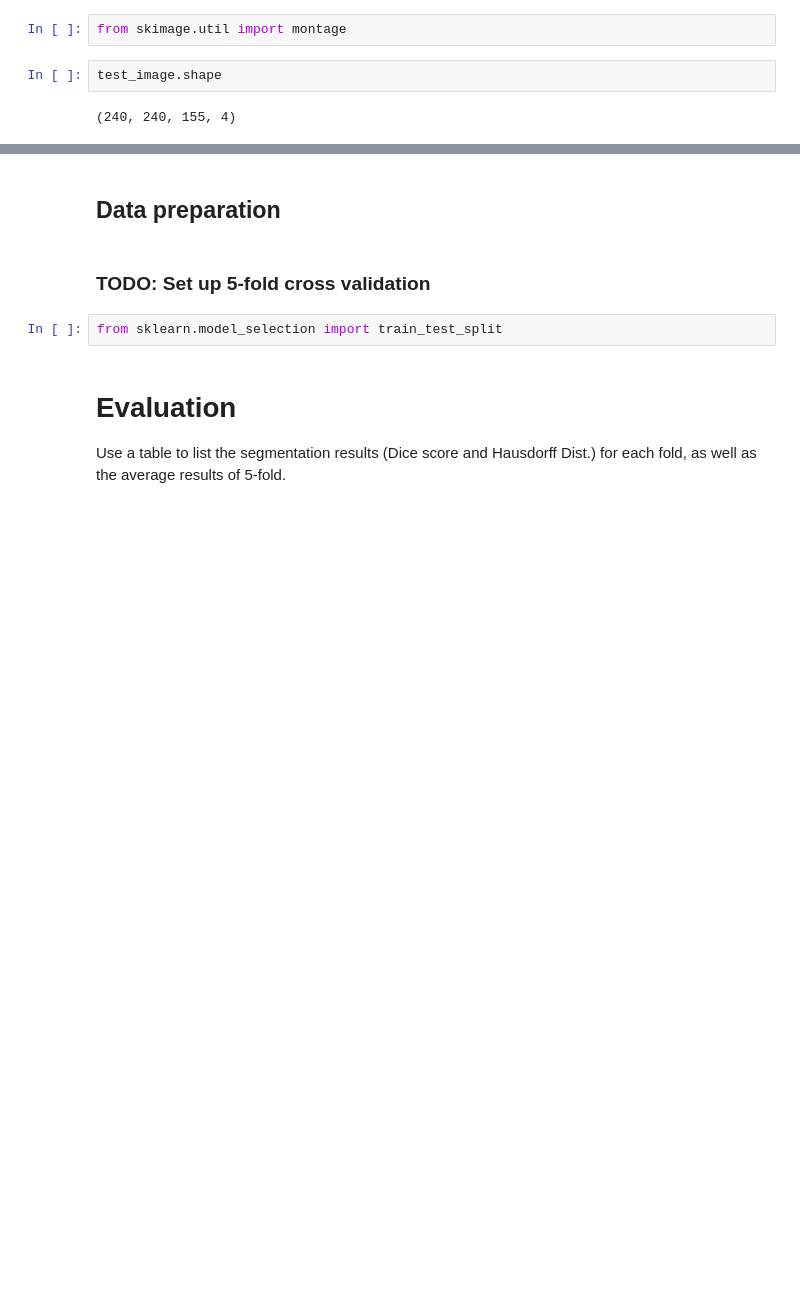
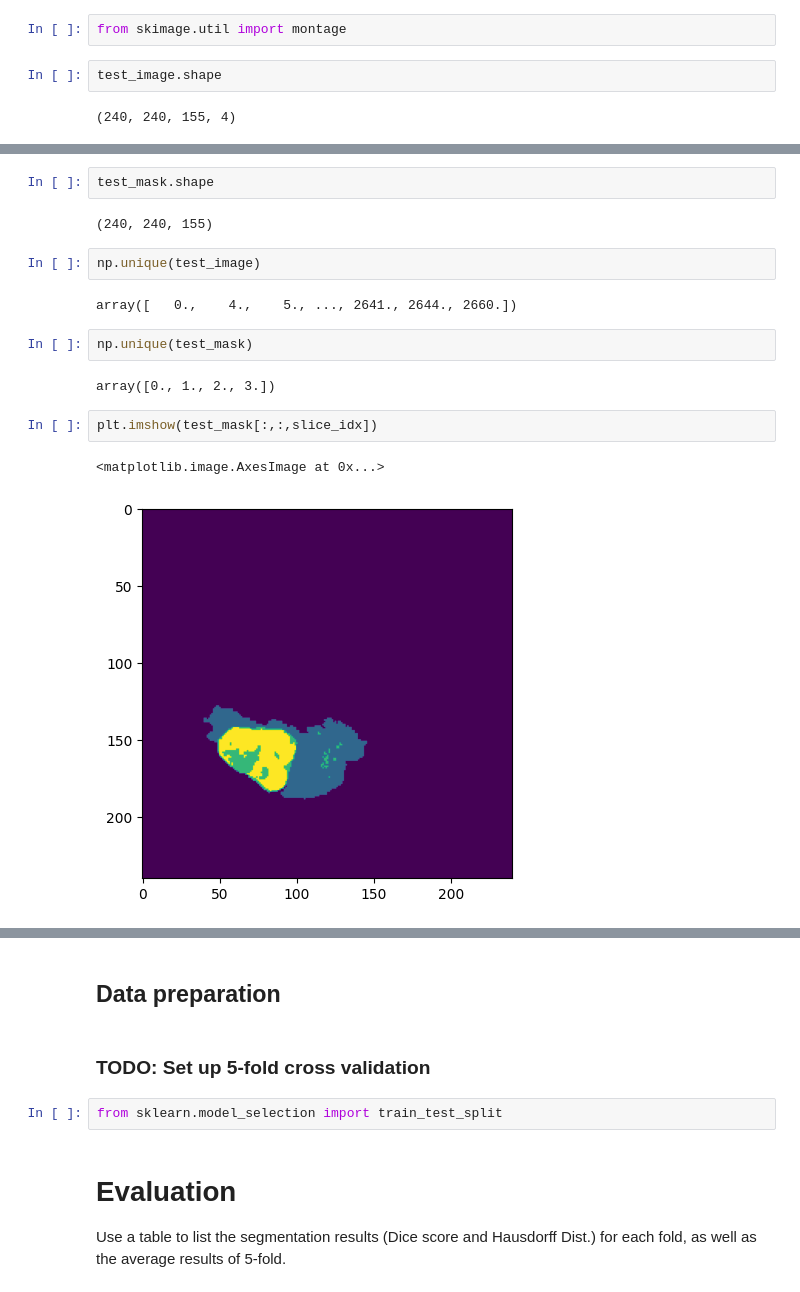
Before and after one commit to nashirj/mri-3d-segmentation, a Jupyter notebook: notebooks/mri-segmentation.ipynb, the cells around one changed output, grey strips where cells are left out. Cells and saved outputs as stored; diff of their text form; blank space fills up the shorter version.

```diff
--- a/notebooks/mri-segmentation.ipynb
+++ b/notebooks/mri-segmentation.ipynb
@@ -115,0 +232,17 @@ Showing slice 3
+# %%
+test_mask.shape
+# %% [output]
+(240, 240, 155)
+# %%
+np.unique(test_image)
+# %% [output]
+array([   0.,    4.,    5., ..., 2641., 2644., 2660.])
+# %%
+np.unique(test_mask)
+# %% [output]
+array([0., 1., 2., 3.])
+# %%
+plt.imshow(test_mask[:,:,slice_idx])
+# %% [output]
+<matplotlib.image.AxesImage at 0x...>
+[figure, added]
```
Also changed, not shown: parts of 21 cells of this notebook.
